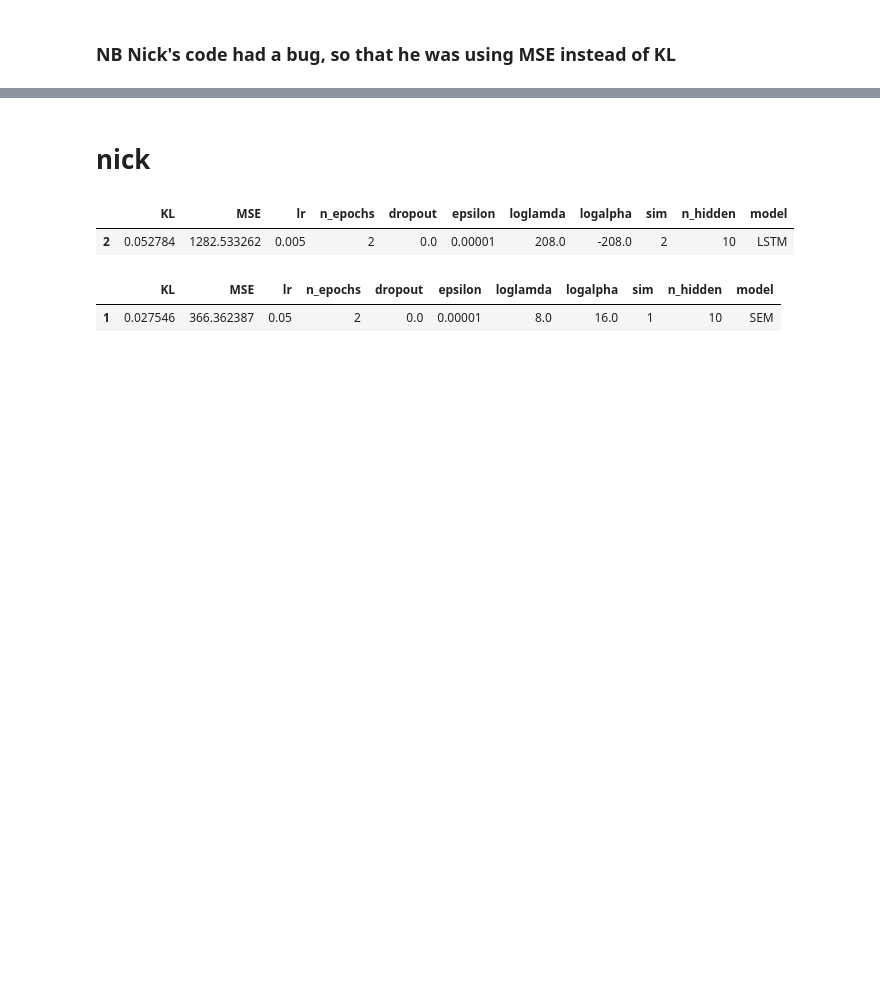
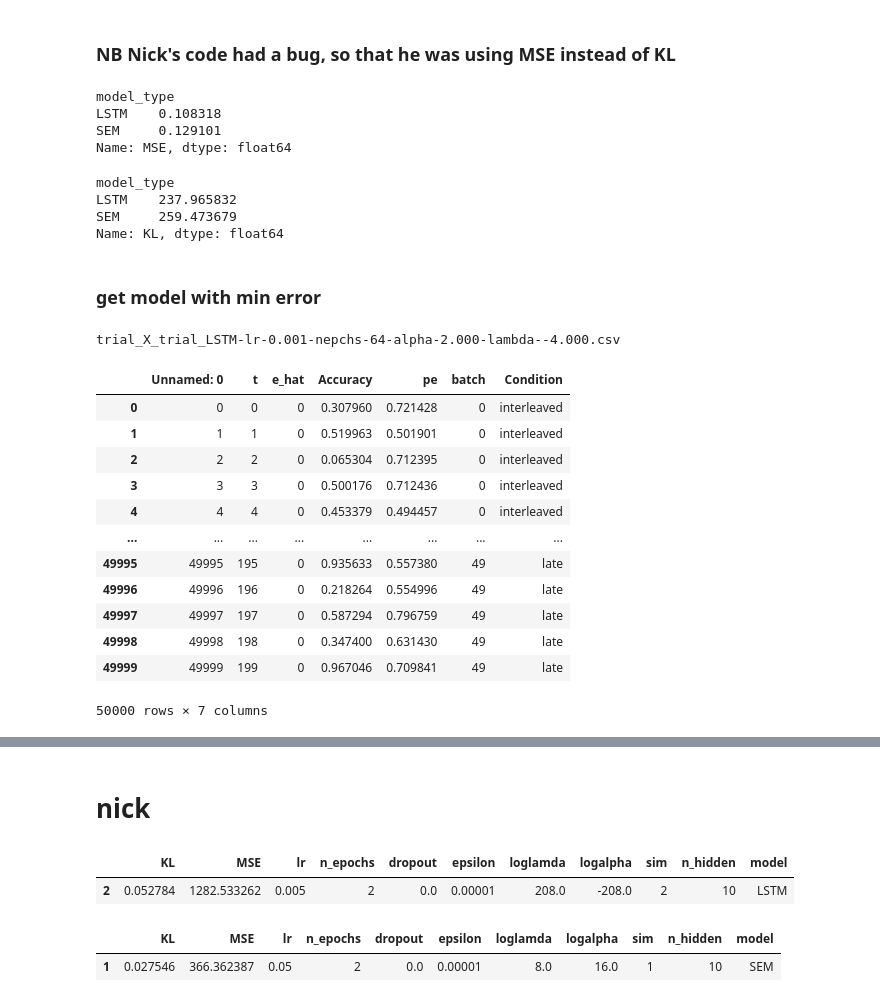
Before and after one commit to andrebeu/SEMCSW, a Jupyter notebook: NB-model_fitting.ipynb, the cells around one changed output, grey strips where cells are left out. Saved outputs shown, nothing was run; the diff lists cells and outputs as text; code cells hidden in the pictures; blank space fills up the shorter version.

```diff
--- a/NB-model_fitting.ipynb
+++ b/NB-model_fitting.ipynb
@@ -182,2 +151,18 @@ df[df.model_type=='LSTM'].sort_values('KL')
 # %% [markdown]
 ### NB Nick's code had a bug, so that he was using MSE instead of KL
+# %%
+results_df.groupby('model_type')['MSE'].min()
+# %% [output]
+model_type
+LSTM    0.108318
+SEM     0.129101
+Name: MSE, dtype: float64
+# %%
+results_df.groupby('model_type')['KL'].min()
+# %% [output]
+model_type
+LSTM    237.965832
+SEM     259.473679
+Name: KL, dtype: float64
+# %% [markdown]
+### get model with min error
@@ -183,0 +181,18 @@ df[df.model_type=='LSTM'].sort_values('KL')
+# %%
+model_df = get_min_err_model('LSTM','MSE')
+model_df
+# %% [output]
+trial_X_trial_LSTM-lr-0.001-nepchs-64-alpha-2.000-lambda--4.000.csv
+|  | Unnamed: 0 | t | e_hat | Accuracy | pe | batch | Condition |
+| 0 | 0 | 0 | 0 | 0.307960 | 0.721428 | 0 | interleaved |
+| 1 | 1 | 1 | 0 | 0.519963 | 0.501901 | 0 | interleaved |
+| 2 | 2 | 2 | 0 | 0.065304 | 0.712395 | 0 | interleaved |
+| 3 | 3 | 3 | 0 | 0.500176 | 0.712436 | 0 | interleaved |
+| 4 | 4 | 4 | 0 | 0.453379 | 0.494457 | 0 | interleaved |
+| ... | ... | ... | ... | ... | ... | ... | ... |
+| 49995 | 49995 | 195 | 0 | 0.935633 | 0.557380 | 49 | late |
+| 49996 | 49996 | 196 | 0 | 0.218264 | 0.554996 | 49 | late |
+| 49997 | 49997 | 197 | 0 | 0.587294 | 0.796759 | 49 | late |
+| 49998 | 49998 | 198 | 0 | 0.347400 | 0.631430 | 49 | late |
+| 49999 | 49999 | 199 | 0 | 0.967046 | 0.709841 | 49 | late |
+50000 rows × 7 columns
```
Also changed, not shown: parts of 10 cells of this notebook, 1 other file.
